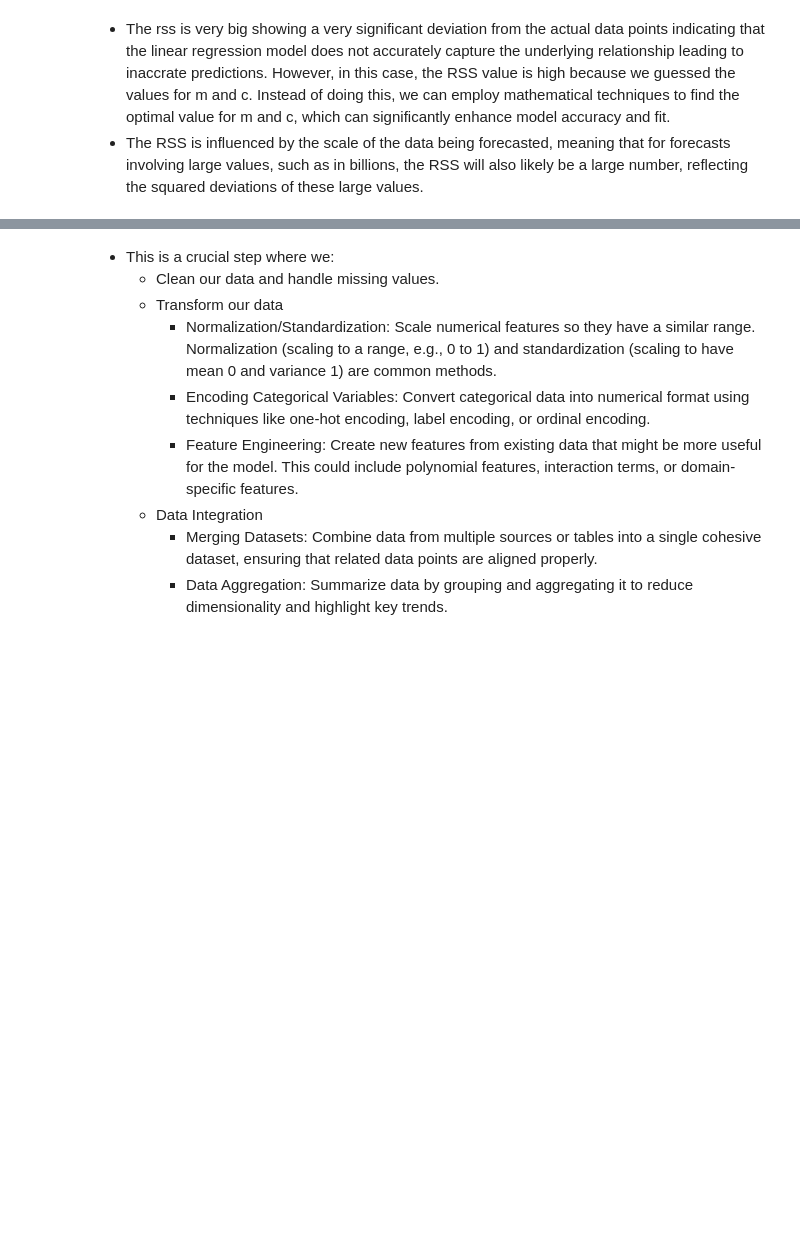
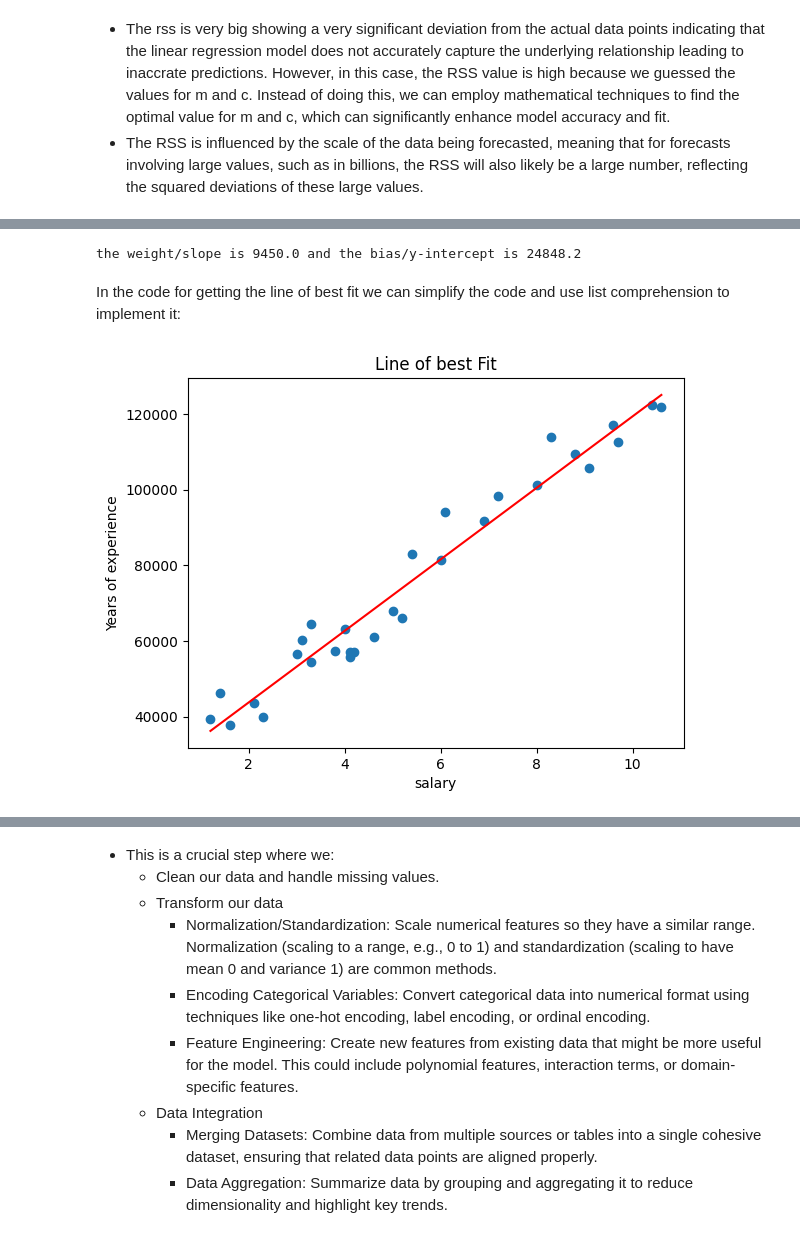
Before and after one commit to KiarieRayan/Salary_prediction, a Jupyter notebook: Salary_prediction.ipynb, the cells around one changed output, grey strips where cells are left out. Drawn from its saved outputs; the diff is of its cells as text; code cells hidden in the pictures; blank space fills up the shorter version.

```diff
--- a/Salary_prediction.ipynb
+++ b/Salary_prediction.ipynb
@@ -207,0 +229,34 @@ plt.show()
+# %%
+def get_min_wb(X, y):
+    x_bar=np.mean(X)
+    y_bar=np.mean(y)
+
+    #geting w, the weight/slope of the line.
+    w=sum((X-x_bar)*(y-y_bar))/sum((X-x_bar)**2)
+
+    #b, the intercept
+    b=(y_bar-w*x_bar)
+    return w, b
+# %%
+X=df.X.values
+y=df.y.values
+w, b = get_min_wb(X,y)
+print(f'the weight/slope is {w:.1f} and the bias/y-intercept is {b:.1f}')
+# %% [output]
+the weight/slope is 9450.0 and the bias/y-intercept is 24848.2
+# %% [markdown]
+In the code for getting the line of best fit we can simplify the code and use list comprehension to implement it:
+# %%
+def line_bestFit(x_list, w, b):
+    return[w*x_i + b for x_i in x_list]
+
+#Visualizing the line of best fit
+line_of_best_fit = line_bestFit(df.X, 9450.0, 24848.2)
+plt.scatter(X,y)
+plt.plot(df.X, line_of_best_fit, color='red')
+plt.title("Line of best Fit")
+plt.xlabel("salary")
+plt.ylabel("Years of experience")
+plt.show()
+# %% [output]
+[figure, added]
```
Also changed, not shown: parts of 18 cells of this notebook.
